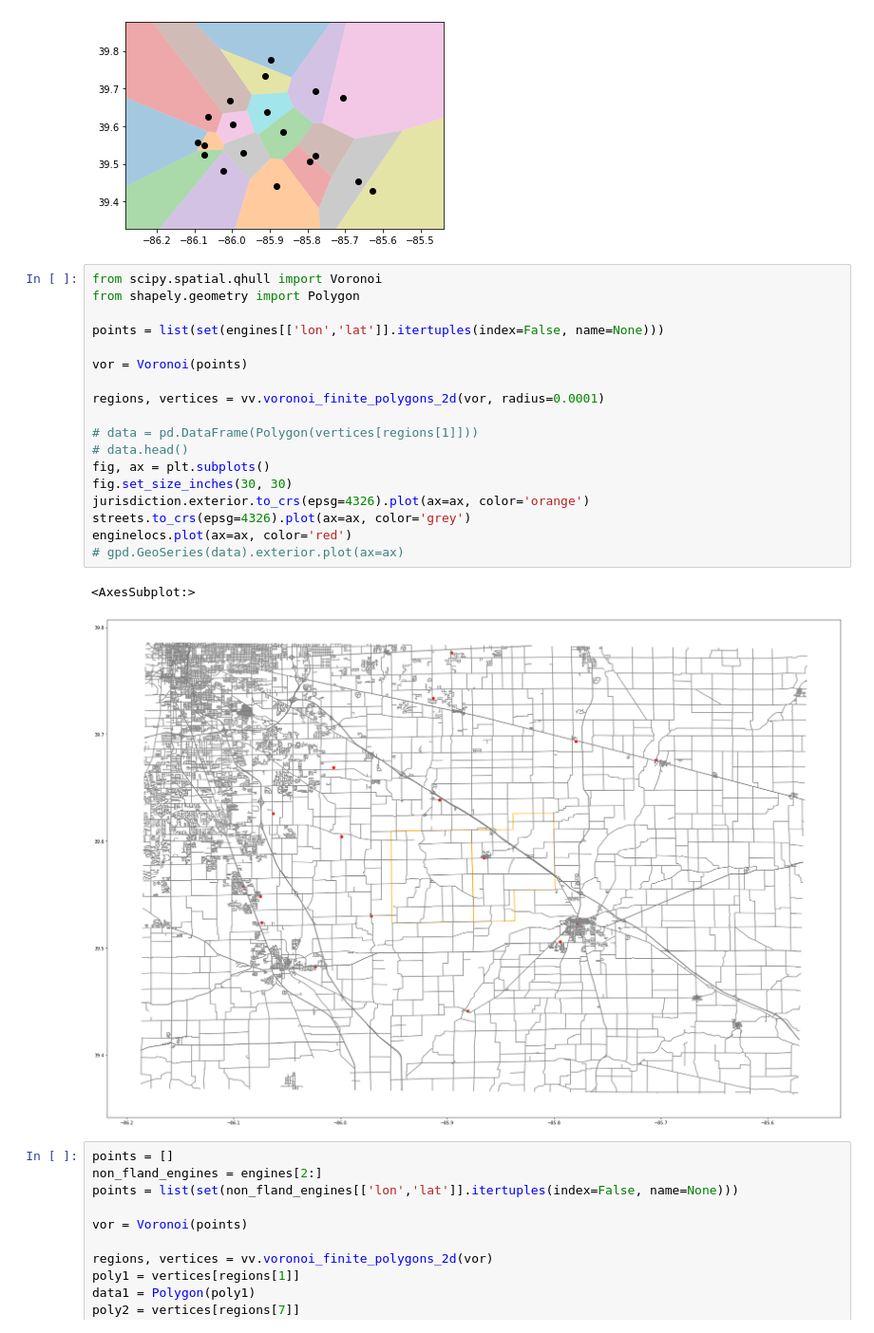
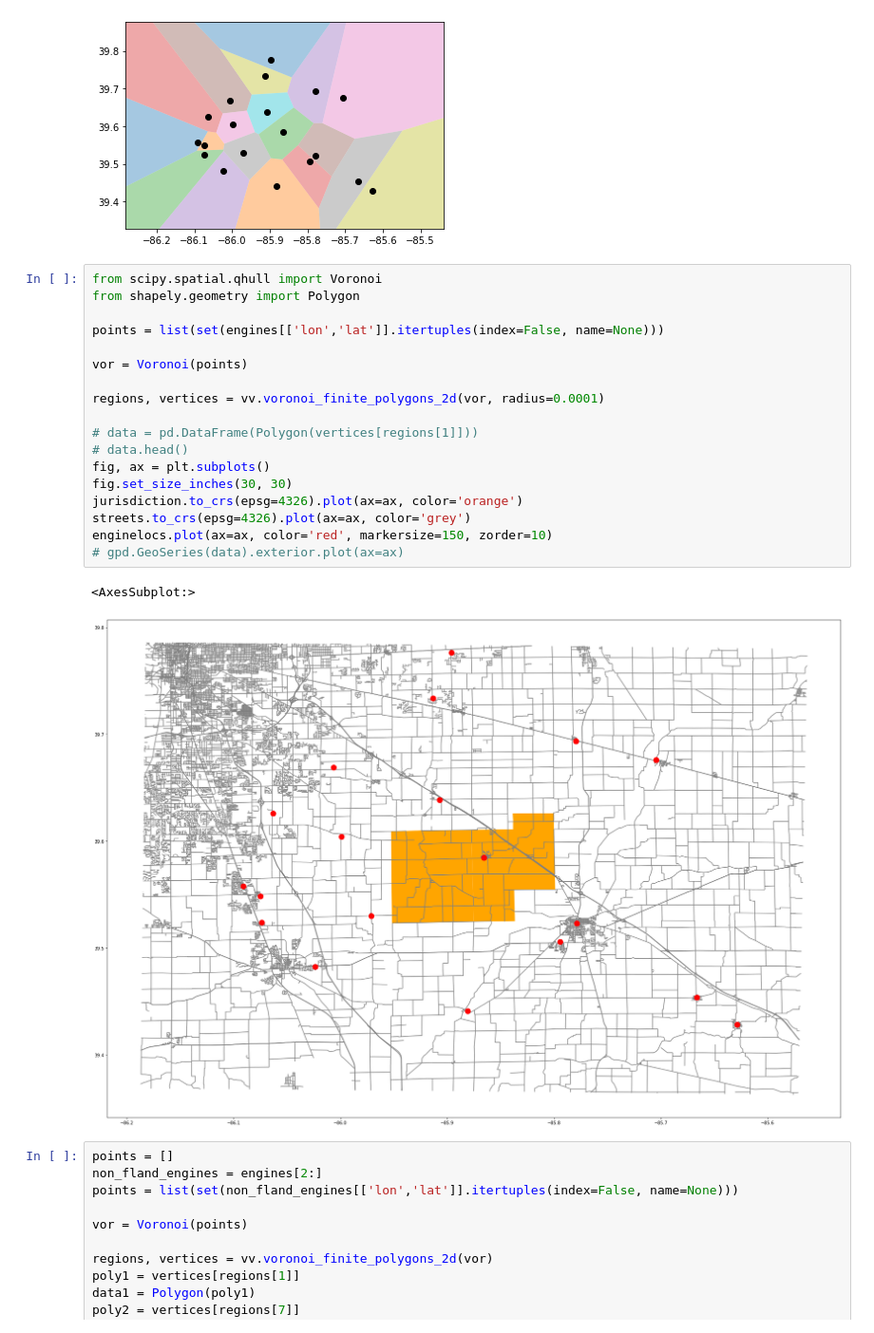
Before and after one commit to trimble/fire_geozones, a Jupyter notebook: Geos.ipynb, the cells around one changed output. Shown at 95% size. Cells and saved outputs as stored; diff of their text form.

Commit message:
Adjust plot properties for readbility

```diff
--- a/Geos.ipynb
+++ b/Geos.ipynb
@@ -149,24 +149,24 @@ vv.visualize(engines)
 # %%
 from scipy.spatial.qhull import Voronoi
 from shapely.geometry import Polygon
 
 points = list(set(engines[['lon','lat']].itertuples(index=False, name=None)))
 
 vor = Voronoi(points)
 
 regions, vertices = vv.voronoi_finite_polygons_2d(vor, radius=0.0001)
 
 # data = pd.DataFrame(Polygon(vertices[regions[1]]))
 # data.head()
 fig, ax = plt.subplots()
 fig.set_size_inches(30, 30)
-jurisdiction.exterior.to_crs(epsg=4326).plot(ax=ax, color='orange')
+jurisdiction.to_crs(epsg=4326).plot(ax=ax, color='orange')
 streets.to_crs(epsg=4326).plot(ax=ax, color='grey')
-enginelocs.plot(ax=ax, color='red')
+enginelocs.plot(ax=ax, color='red', markersize=150, zorder=10)
 # gpd.GeoSeries(data).exterior.plot(ax=ax)
 # %% [output]
 <AxesSubplot:>
-[figure, old version]
+[figure, new version]
 # %%
 points = []
 non_fland_engines = engines[2:]
```
